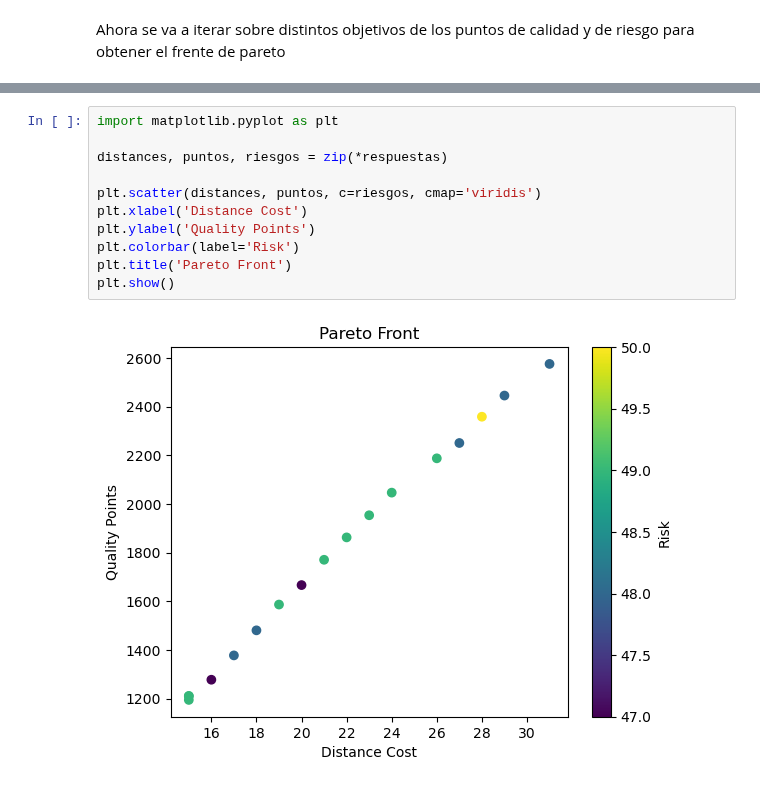
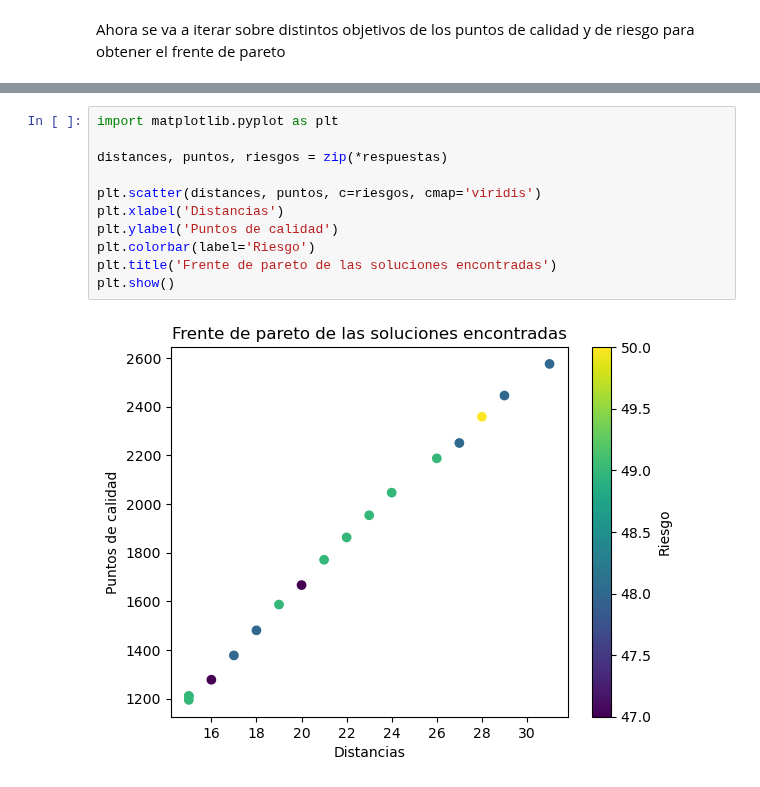
Before and after one commit to Mateo-Lopez83/labs_Mos_MateoLopez_IgnacioChaparro, a Jupyter notebook: lab5/punto2.ipynb, the cells around one changed output, grey strips where cells are left out. Cells and saved outputs as stored; diff of their text form.

Commit message:
cambios punto 2

```diff
--- a/lab5/punto2.ipynb
+++ b/lab5/punto2.ipynb
@@ -618,13 +618,13 @@ Solution:
 # %%
 import matplotlib.pyplot as plt
 
 distances, puntos, riesgos = zip(*respuestas)
 
 plt.scatter(distances, puntos, c=riesgos, cmap='viridis')
-plt.xlabel('Distance Cost')
-plt.ylabel('Quality Points')
-plt.colorbar(label='Risk')
-plt.title('Pareto Front')
+plt.xlabel('Distancias')
+plt.ylabel('Puntos de calidad')
+plt.colorbar(label='Riesgo')
+plt.title('Frente de pareto de las soluciones encontradas')
 plt.show()
 # %% [output]
-[figure, old version]
+[figure, new version]
```
Also changed, not shown: parts of 5 cells of this notebook.
